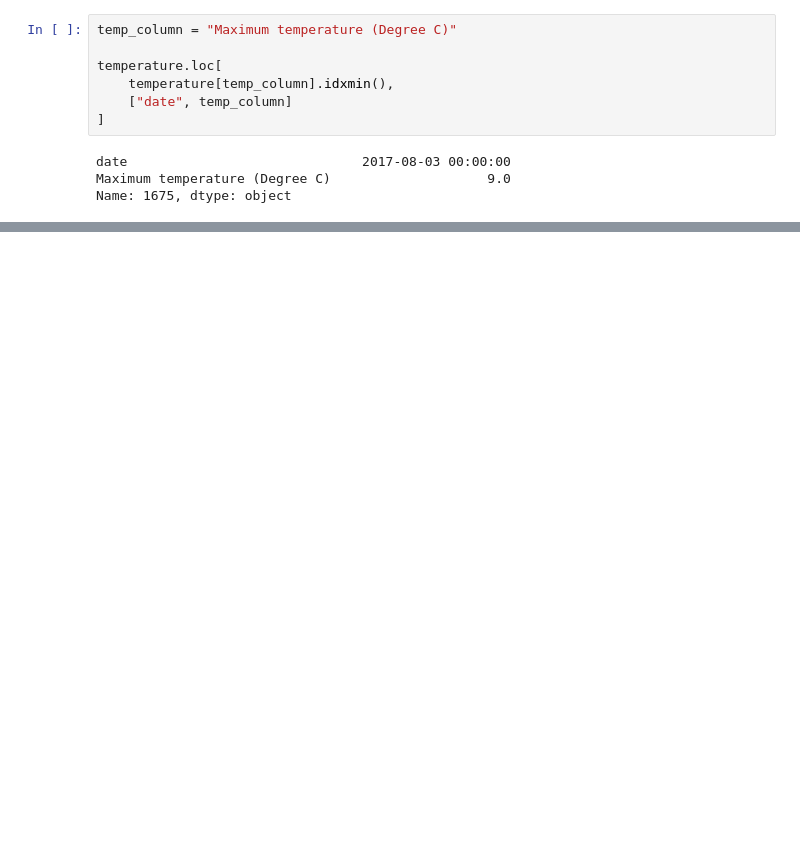
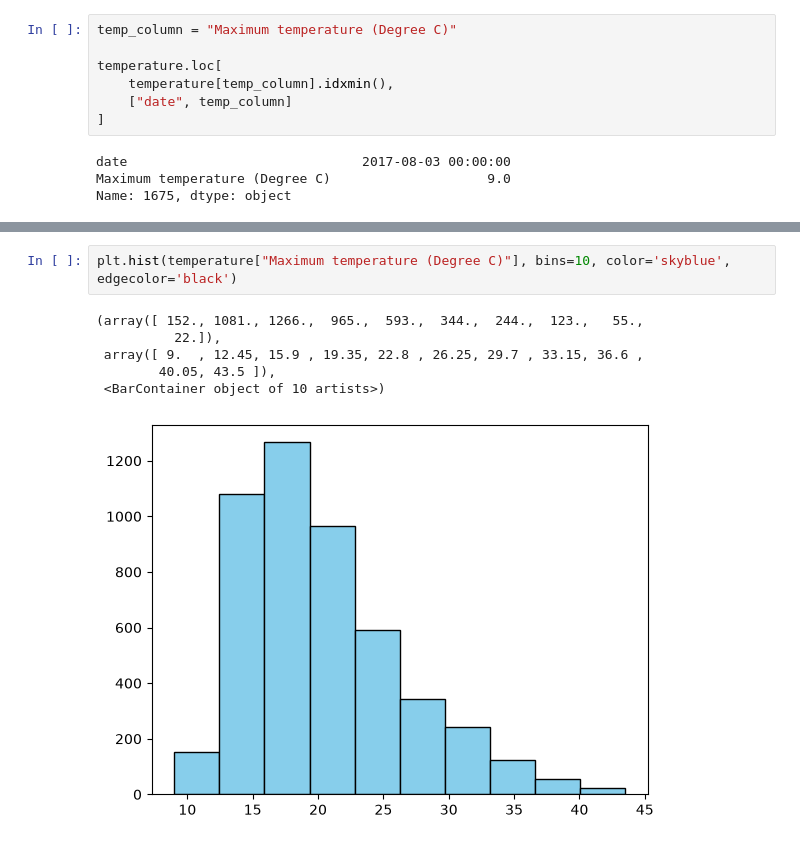
Before and after one commit to DinilKodituwakku/Fulfillment-Pulsa, a Jupyter notebook: data exploration.ipynb, the cells around one changed output, grey strips where cells are left out. Cells and saved outputs as stored; diff of their text form; blank space fills up the shorter version.

```diff
--- a/data exploration.ipynb
+++ b/data exploration.ipynb
@@ -205,0 +184,9 @@ temperature[
+# %%
+plt.hist(temperature["Maximum temperature (Degree C)"], bins=10, color='skyblue', edgecolor='black')
+# %% [output]
+(array([ 152., 1081., 1266.,  965.,  593.,  344.,  244.,  123.,   55.,
+          22.]),
+ array([ 9.  , 12.45, 15.9 , 19.35, 22.8 , 26.25, 29.7 , 33.15, 36.6 ,
+        40.05, 43.5 ]),
+ <BarContainer object of 10 artists>)
+[figure, added]
```
Also changed, not shown: parts of 37 cells of this notebook, 2 other files.
